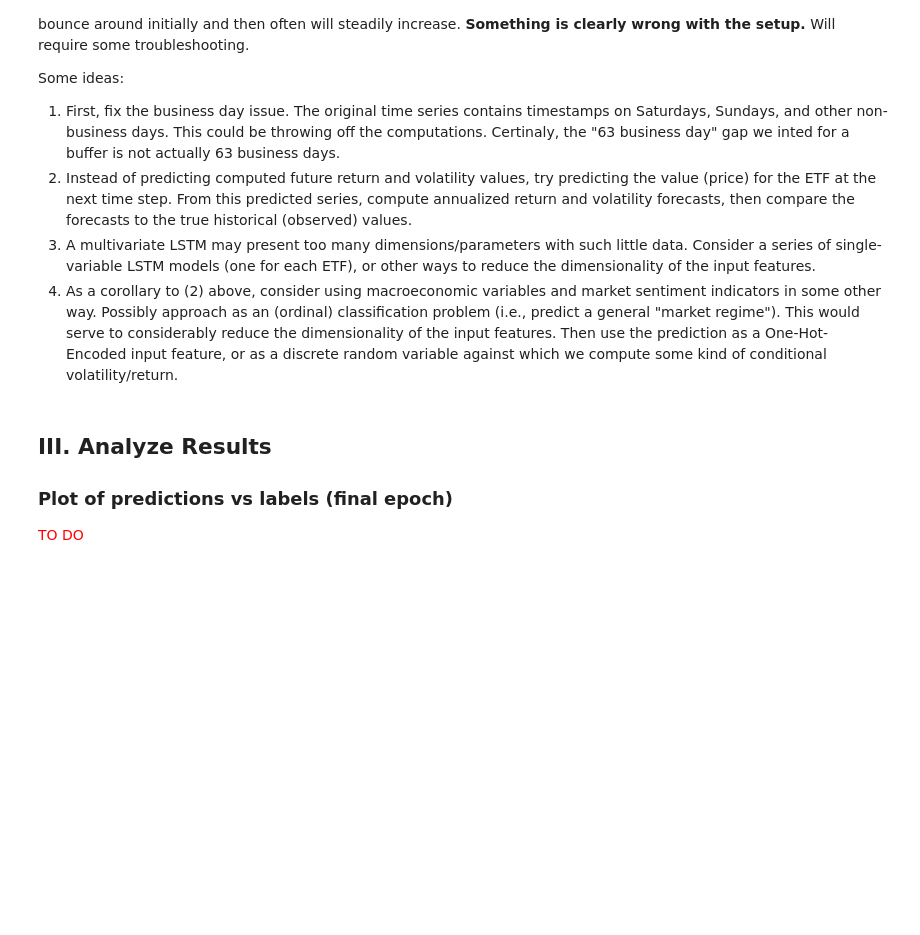
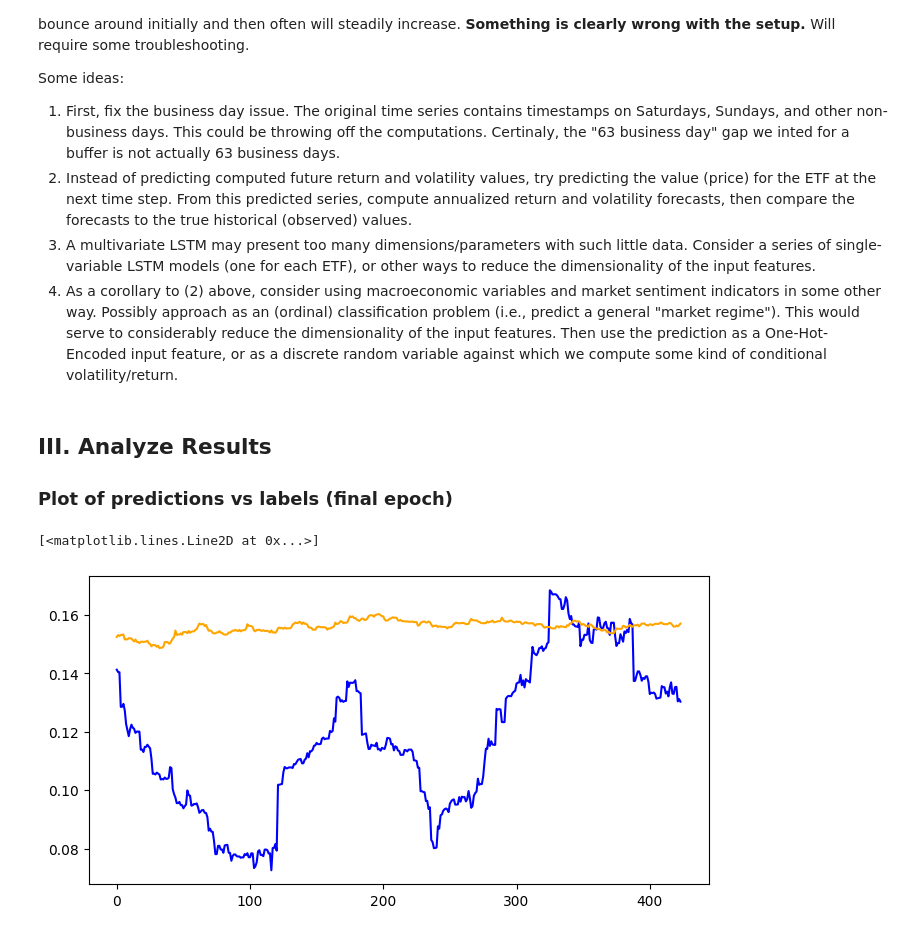
Before and after one commit to tmacpherson6/investment_advisor_dashboard_capstone, a Jupyter notebook: Pete-3_Multivariate-LSTM.ipynb, the cells around one changed output. Cells and saved outputs as stored; diff of their text form; code cells hidden in the pictures; blank space fills up the shorter version.

Commit message:
Added basic LSTM demo; updated Multivariate-LSTM notebook

```diff
--- a/Pete-3_Multivariate-LSTM.ipynb
+++ b/Pete-3_Multivariate-LSTM.ipynb
@@ -20,13 +20,13 @@ from sklearn.preprocessing import MinMaxScaler
 import data_prep as dp
 import models
 
-
-# Dataset globals
-BATCH_SIZE = 5  # 5 days in a trading week
+# Global variables
 DATA_FILENAME = 'train_val_data.csv'
 TICKERS_TO_REMOVE = ['XLRE']
 VALIDATION_START_DATE = '2023-01-01'
-BUFFER_SIZE = 63
+WINDOW_SIZE = 63  # Size of the rolling window used in generating the Dataset
+BATCH_SIZE = 5  # For DataLoader
+BUFFER_SIZE = 63  # Number of business days between train and validation sets
 # %% [markdown]
 ## I. Data Preparation
 
@@ -139,20 +124,20 @@ label_size = len(y_cols)
 train_dataset = dp.FinancialDataset(
     X_train.astype(np.float32),  # float32 required for LSTM
     y_train.astype(np.float32),
-    window_size=L
+    window_size=WINDOW_SIZE
 )
 train_dataloader = dp.DataLoader(
-    train_dataset, batch_size=N, shuffle=False, drop_last=True
+    train_dataset, batch_size=BATCH_SIZE, shuffle=False, drop_last=False
 )
 
 # Model Evaluation
 val_dataset = dp.FinancialDataset(
     X_val.astype(np.float32),  # float32 required for LSTM
     y_val.astype(np.float32),
-    window_size=L
+    window_size=WINDOW_SIZE
 )
 val_dataloader = dp.DataLoader(
-    val_dataset, batch_size=N, shuffle=False, drop_last=True
+    val_dataset, batch_size=BATCH_SIZE, shuffle=False, drop_last=False
 )
 # %%
 # Inspect first sample and label in training dataset
@@ -165,5 +158,24 @@ Shape of first training label: torch.Size([1])
 # %% [markdown]
 ### Instantiate and train LSTM model
+# %%
+# Define LSTM parameters
+input_size = len(X_cols)  # Number of features in data (x)
+hidden_size = 128  # Number of 'neurons' (features) in each hidden layer
+num_layers = 1  # Number of LSTM layers in the model stack
+batch_first = False  # Determines order of dimensions for input/output tensors
+bidirectional = False  # If True, becomes a bidirectional LSTM
+proj_size = 0  # If > 0, will use LSTM with projections of corresponding size
+
+# Define variables for LSTM input/output tensor dimensions IAW PyTorch docs
+N = BATCH_SIZE  # Batch size
+L = WINDOW_SIZE  # Sequence length (number of timestamps in rolling window)
+D = int(bidirectional) + 1   # D = 1 (not birectional) or 2 (bidirectional)
+H_in = input_size
+H_cell = hidden_size
+H_out = (proj_size if proj_size > 0 else H_in)
+
+# Define number of dimensions in target labels (y) for multivariate LSTM
+label_size = len(y_cols)
 # %%
 # Set an accelerator device (e.g., CUDA) if available.
 if torch.accelerator.is_available():
@@ -245,5 +257,15 @@ Some ideas:
 ## III. Analyze Results
 
 ### Plot of predictions vs labels (final epoch)
-
-<font color='red'>TO DO</font>
+# %%
+fig = plt.figure(figsize=(8, 4))
+ax = fig.subplots()
+
+x = range(len(val_dataset))
+labels = [val_dataset[i][1]for i in range(len(x))]
+
+ax.plot(x, labels, color='blue')
+ax.plot(x, preds, color='orange')
+# %% [output]
+[<matplotlib.lines.Line2D at 0x...>]
+[figure, added]
```
Also changed, not shown: parts of 6 cells of this notebook, 1 other file.
